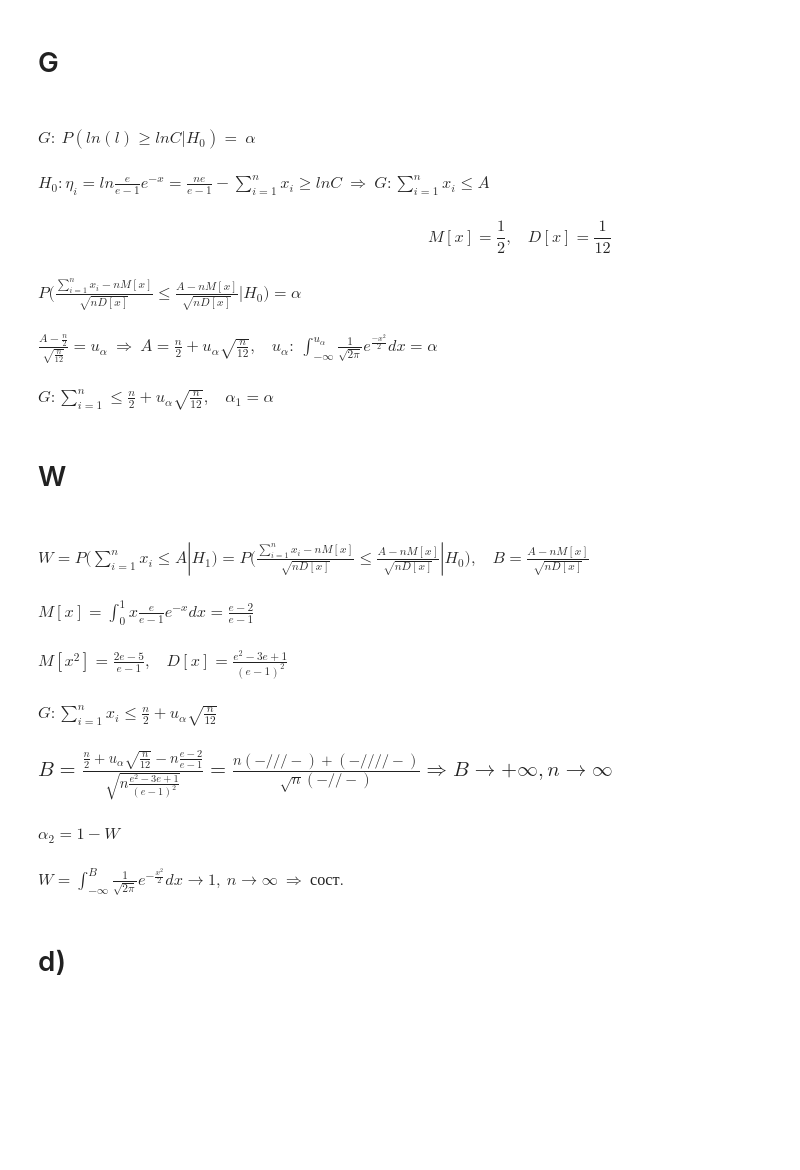
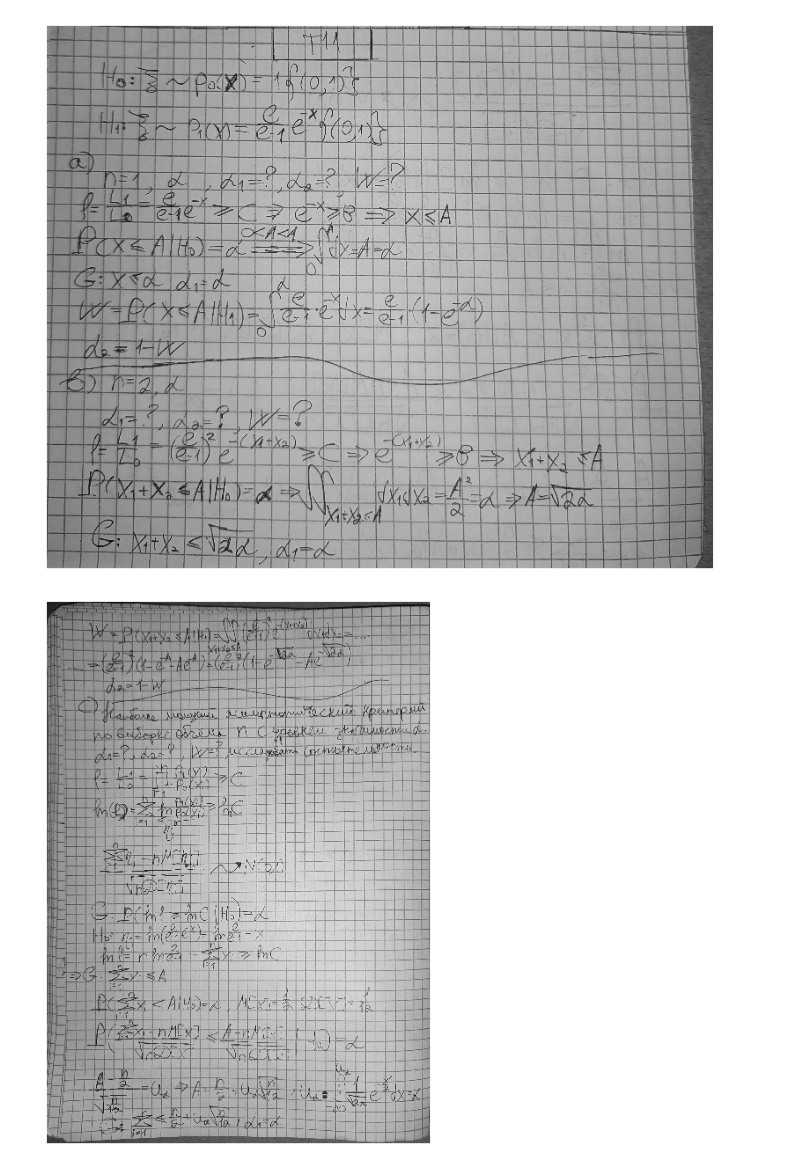
Before and after one commit to H0p1ty/MIPT_DAFE_Sem4_MathematicalStatistics, a Jupyter notebook: tasks/T11.ipynb, the cells around one changed output. Drawn from its saved outputs; the diff is of its cells as text; code cells hidden in the pictures; blank space fills up the shorter version.

```diff
--- a/tasks/T11.ipynb
+++ b/tasks/T11.ipynb
@@ -47,21 +10,5 @@ plt.rcParams['image.cmap'] = 'gray'
-# %% [markdown]
-# G
-# %% [markdown]
-#### $ G:\ P(ln(l) \ge lnC | H_0) =\ \alpha$
-#### $H_0: \eta_i = ln\frac{e}{e-1}e^{-x} = \frac{ne}{e-1} - \displaystyle\sum_{i=1}^{n} x_i \ge lnC\ \Longrightarrow\ G: \displaystyle\sum_{i=1}^{n} x_i \le A$
-#### $$\ \ \ \ \ \ \ \ \ \ \ \ \ \ \ \ \ \ \ \ \ \ \ \ \ \ \ \ \ \ \ \ \ \ \ \ \ \ \ \ \ \ \ \ \ \ \ \ \ \ \ \ \ \ \ \ \ \ \ \ \ \ \ \ \ M[x] = \frac{1}{2},\ \ \ \ D[x]=\frac{1}{12}$$
-#### $P\Bigg(\frac{\displaystyle\sum_{i=1}^{n} x_i - nM[x]}{\sqrt{nD[x]}} \le \frac{A - nM[x]}{\sqrt{nD[x]}} | H_0\Bigg) = \alpha$
-#### $\frac{A - \frac{n}{2}}{\sqrt{\frac{n}{12}}} = u_{\alpha}\ \Longrightarrow\ A = \frac{n}{2} + u_{\alpha}\sqrt{\frac{n}{12}},\ \ \ \ u_{\alpha}:\ \displaystyle\int_{-\infty}^{u_\alpha} \frac{1}{\sqrt{2\pi}}e^{\frac{-x^2}{2}}dx = \alpha$
-#### $G: \displaystyle\sum_{i=1}^{n} \le \frac{n}{2} + u_{\alpha}\sqrt{\frac{n}{12}},\ \ \ \ \alpha_1 = \alpha$
-# %% [markdown]
-# W
-# %% [markdown]
-#### $W = P(\displaystyle\sum_{i = 1}^{n} x_i \le A | H_1) = P\Bigg(\frac{\displaystyle\sum_{i=1}^{n} x_i - nM[x]}{\sqrt{nD[x]}} \le \frac{A - nM[x]}{\sqrt{nD[x]}} | H_0\Bigg),\ \ \ \ B = \frac{A - nM[x]}{\sqrt{nD[x]}}$
-#### $M[x] = \displaystyle\int_{0}^{1} x\frac{e}{e-1}e^{-x}dx = \frac{e-2}{e-1}$
-#### $M[x^2] = \frac{2e-5}{e-1},\ \ \ \ D[x] = \frac{e^2 - 3e + 1}{(e-1)^2}$
-#### $G: \displaystyle\sum_{i=1}^{n} x_i \le \frac{n}{2} + u_{\alpha}\sqrt{\frac{n}{12}}$
-### $B = \frac{\frac{n}{2} + u_{\alpha}\sqrt{\frac{n}{12}} - n\frac{e-2}{e-1}}{\sqrt{n\frac{e^2 - 3e + 1}{(e-1)^2}}} = \frac{n(-///-) + (-////-)}{\sqrt{n}(-//-)} \Longrightarrow B \rightarrow +\infty, n \rightarrow \infty$
-#### $\alpha_2 = 1 - W$
-#### $W = \displaystyle\int_{-\infty}^{B} \frac{1}{\sqrt{2\pi}}e^{-\frac{x^2}{2}}dx \rightarrow 1,\ n \rightarrow \infty\ \Longrightarrow\ сост.$
-# %% [markdown]
-# d)
+# %%
+show_task("T11")
+# %% [output]
+[figure, added]
+[figure, added]
```
Also changed, not shown: parts of 11 cells of this notebook, 2 other files.
